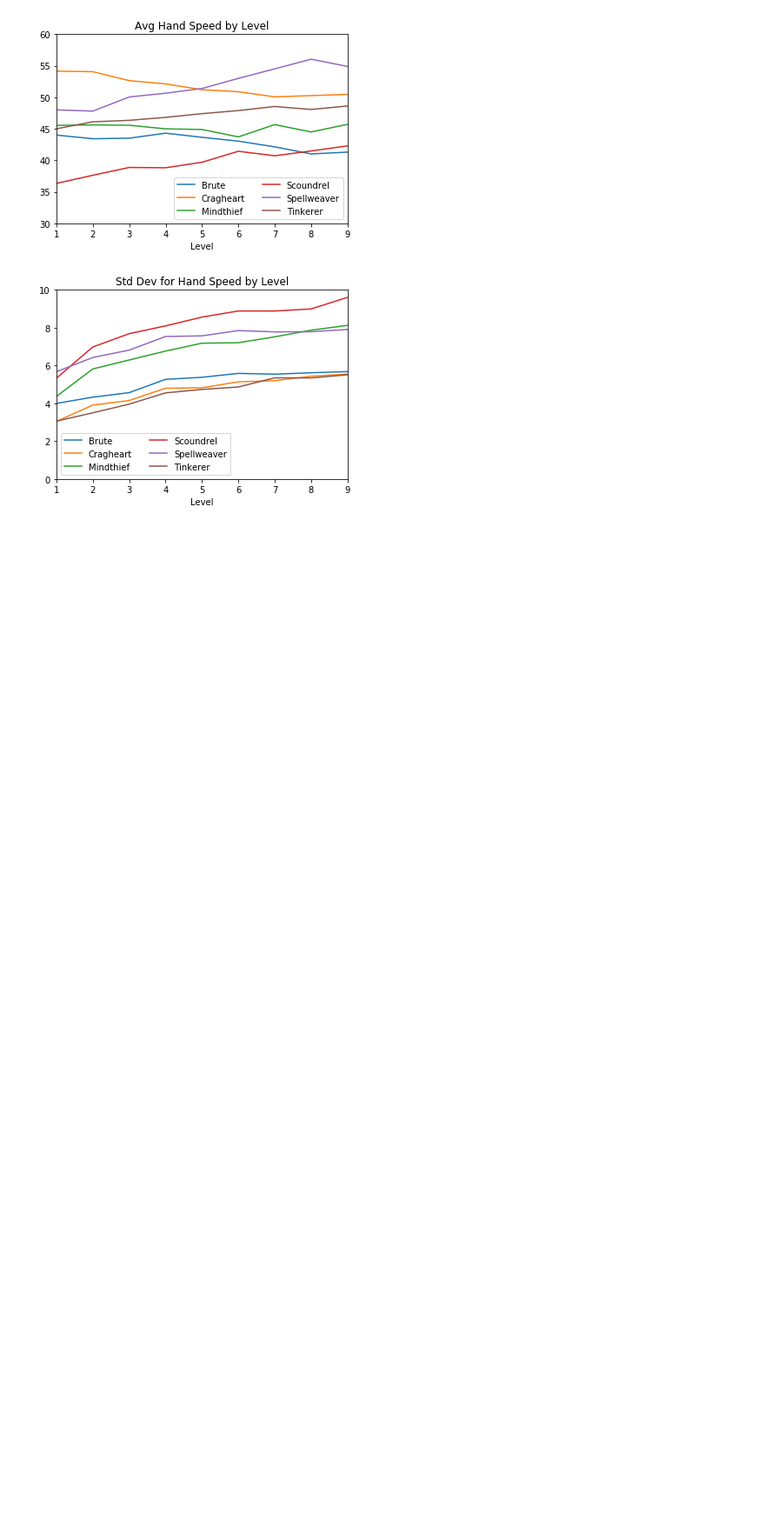
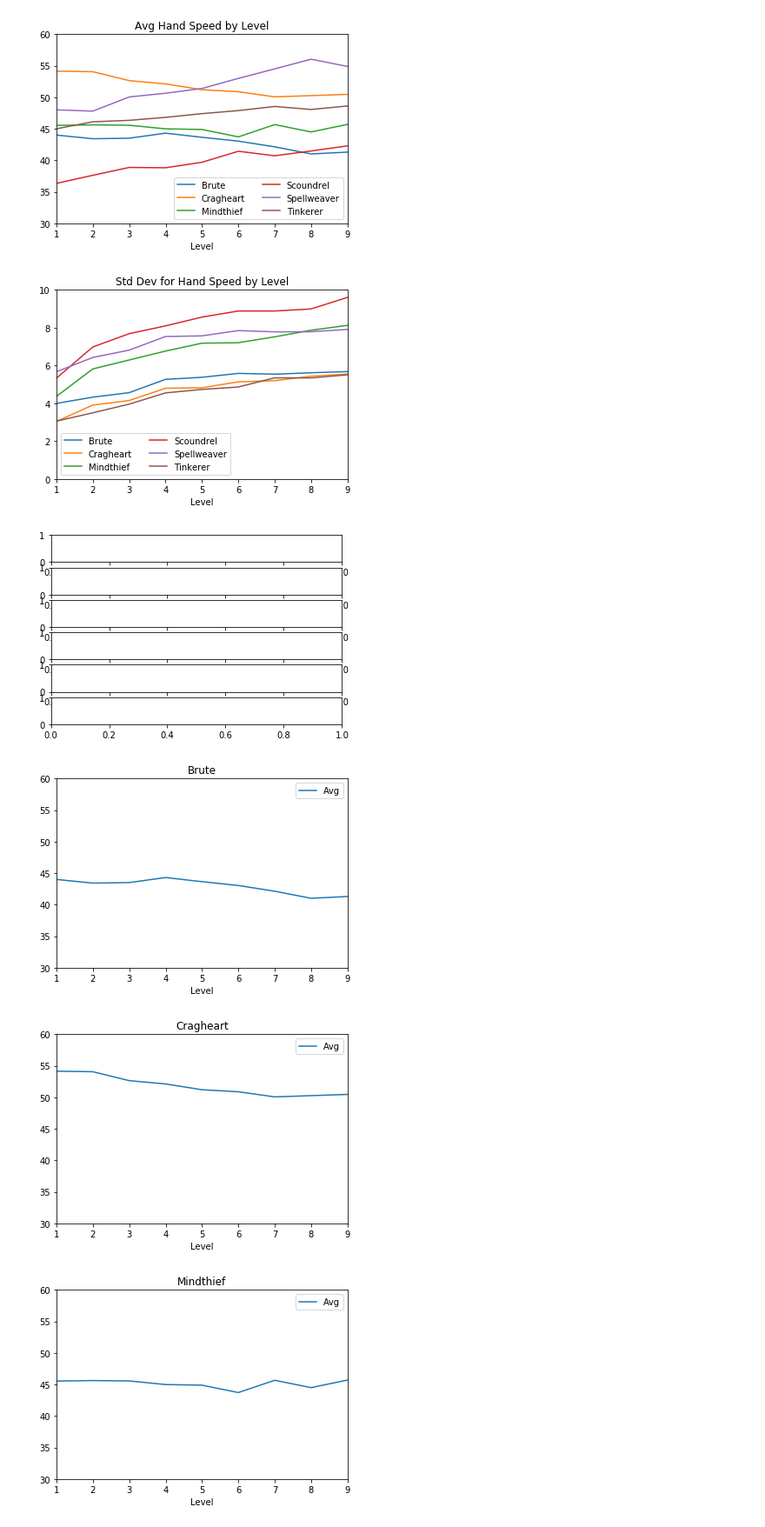
Before and after one commit to brandongiles/Gloomhaven, a Jupyter notebook: Gloomhaven_DataAnalysis.ipynb, the cells around one changed output. Shown at 87% size. Saved outputs shown, nothing was run; the diff lists cells and outputs as text; code cells hidden in the pictures; blank space fills up the shorter version.

```diff
--- a/Gloomhaven_DataAnalysis.ipynb
+++ b/Gloomhaven_DataAnalysis.ipynb
@@ -164,3 +164,20 @@ plt.show()
 writer = pd.ExcelWriter('HandAvg_byLevel_output.xlsx')
 total_results_df.to_excel(writer, 'Sheet1')
 writer.save()
+# %%
+# row and column sharing
+f, axarr = plt.subplots(6)
+i = 0
+
+for key, grp in total_results_df.groupby(['Class']):
+    axarr[i] = grp.plot(kind='line', x='Level', y='Average', label='Avg')
+    axarr[i].set_title(key)
+    axarr[i].axis([1,9,30,60])
+    i += 1
+
+plt.subplots_adjust(left=None, bottom=None, right=None, top=1, wspace=1, hspace=5)
+# %% [output]
+[figure, added]
+[figure, added]
+[figure, added]
+[figure, added]
```
Also changed, not shown: parts of 4 cells of this notebook.
